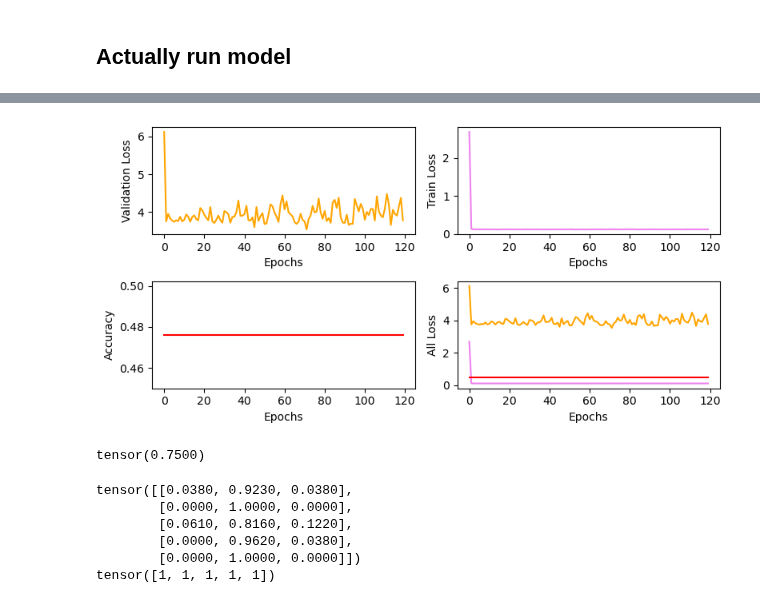
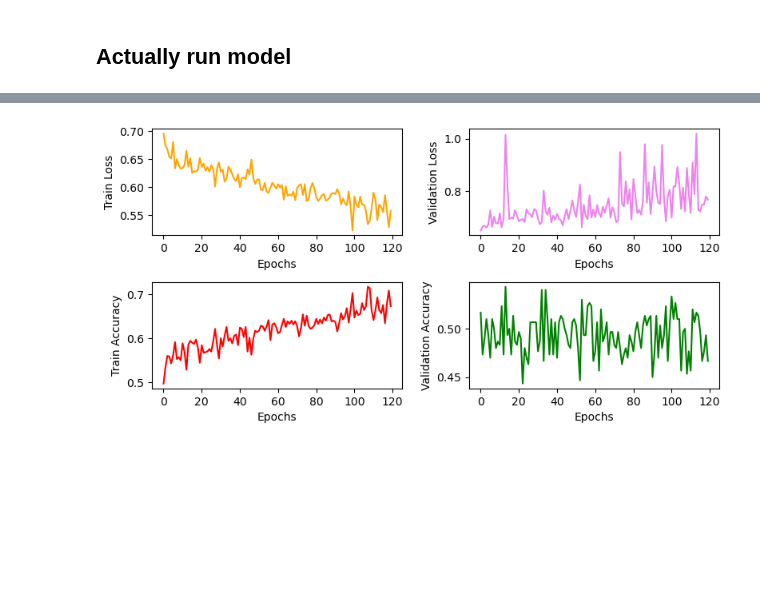
Before and after one commit to neil-power/mphys-galaxy, a Jupyter notebook: Code/default_resnet.ipynb, the cells around one changed output, grey strips where cells are left out. Drawn from its saved outputs; the diff is of its cells as text; code cells hidden in the pictures; blank space fills up the shorter version.

```diff
--- a/Code/default_resnet.ipynb
+++ b/Code/default_resnet.ipynb
@@ -252,14 +279,14 @@ def test(model, testloader,loss_criterion, device):
 
             #Softmax output and labels for passing to cross-entropy function
             p_y = model(data)
-            print(p_y.softmax(dim=1)[0:5])
-            #print(p_y[0:5])
+            #print(p_y.softmax(dim=1)[0:5])
+
             #Calculate test loss
             loss = loss_criterion(p_y, labels)
-            test_loss += loss.item() * data.size(0)
-            test_accuracy += accuracy(p_y.softmax(dim=1),labels).type(torch.float)* data.size(0)
+            test_loss += loss.item()
+            test_accuracy += accuracy(p_y,labels)* data.size(0)
 
-    test_loss /= size
+    test_loss /= num_batches
     test_accuracy /= size
 
     return test_loss, test_accuracy
@@ -294,11 +317,11 @@ def test_train_model(X,Y,model):
     train_loader,test_loader = data_split(0.7,dataset)
 
     #optimizer and learning rate scheduler
-    optimizer = optim.AdamW(model.parameters(), lr=learning_rate, weight_decay = weight_decay)#0.005, #0.01
+    optimizer = optim.AdamW(model.parameters(), lr=learning_rate, weight_decay = weight_decay)
     #scheduler = torch.optim.lr_scheduler.StepLR(optimizer, step_size=5, gamma=0.85)
     loss_criterion = nn.CrossEntropyLoss()
     #array to store metrics
-    result_arr = np.zeros((num_epochs,4))
+    result_arr = np.zeros((num_epochs,5))
 
     _bestloss = 1.
     best_epoch = 0
@@ -306,7 +329,7 @@ def test_train_model(X,Y,model):
     #NN learning
     for epoch in range(num_epochs):
 
-        train_loss = train(model, train_loader, loss_criterion, optimizer, device)
+        train_loss, train_accuracy = train(model, train_loader, loss_criterion, optimizer, device)
         val_loss, test_accuracy = test(model, test_loader,loss_criterion, device)
 
         #scheduler.step()
@@ -317,12 +340,12 @@ def test_train_model(X,Y,model):
             best_epoch = epoch
 
         #set output row
-        results = [epoch, train_loss, val_loss,test_accuracy]
+        results = [epoch, train_loss,train_accuracy, val_loss,test_accuracy]
         result_arr[epoch] = results
 
         #print epoch results
         if not QUIET:
-            print(f"Epoch: {epoch}, Train Loss: {train_loss:4f}, Validation Loss: {val_loss:4f}, Accuracy: {test_accuracy:4f}, Learning Rate: {optimizer.param_groups[0]['lr']:4f}")
+            print(f"Epoch: {epoch}, Train Loss: {train_loss:4f}, Train Accuracy: {train_accuracy:4f}, Validation Loss: {val_loss:4f}, Validation Accuracy: {test_accuracy:4f}, Learning Rate: {optimizer.param_groups[0]['lr']:4f}")
 
     if not early_stopping:
         torch.save(model.state_dict(), modfile)
@@ -662,47 +685,36 @@ tensor([[-1.8346, -1.5948,  2.77
 # %%
 #plot the training cycle
 fig = plt.figure(figsize=(8,4))
 ax1 = fig.add_subplot(221)
 #plt.plot(result_arr1[:,0],result_arr1[:,3],linestyle='-', label='Accuracy')
-ax1.plot(result_arr1[:,0],result_arr1[:,2],linestyle='-', c='orange',label='Validation loss')
+ax1.plot(result_arr1[:,0],result_arr1[:,1],linestyle='-', c='orange')
 ax1.set_xlabel('Epochs')
-ax1.set_ylabel('Validation Loss')
+ax1.set_ylabel('Train Loss')
 
 ax2 = fig.add_subplot(222)
-ax2.plot(result_arr1[:,0],result_arr1[:,1],linestyle='-', c='violet',label='Train loss')
+ax2.plot(result_arr1[:,0],result_arr1[:,3],linestyle='-', c='violet')
 ax2.set_xlabel('Epochs')
-ax2.set_ylabel('Train Loss')
+ax2.set_ylabel('Validation Loss')
 
 ax3 = fig.add_subplot(223)
-ax3.plot(result_arr1[:,0],result_arr1[:,3],linestyle='-', c='red',label='Accuracy')
+ax3.plot(result_arr1[:,0],result_arr1[:,2],linestyle='-', c='red')
 ax3.set_xlabel('Epochs')
-ax3.set_ylabel('Accuracy')
+ax3.set_ylabel('Train Accuracy')
 
 ax4 = fig.add_subplot(224)
-ax4.plot(result_arr1[:,0],result_arr1[:,2],linestyle='-', c='orange',label='Validation loss')
-ax4.plot(result_arr1[:,0],result_arr1[:,1],linestyle='-', c='violet',label='Train loss')
-ax4.plot(result_arr1[:,0],result_arr1[:,3],linestyle='-', c='red',label='Accuracy')
+ax4.plot(result_arr1[:,0],result_arr1[:,4],linestyle='-', c='green')
 ax4.set_xlabel('Epochs')
-ax4.set_ylabel('All Loss')
+ax4.set_ylabel('Validation Accuracy')
+
+# ax4 = fig.add_subplot(224)
+# ax4.plot(result_arr1[:,0],result_arr1[:,3],linestyle='-', c='orange',label='Validation loss')
+# ax4.plot(result_arr1[:,0],result_arr1[:,1],linestyle='-', c='violet',label='Train loss')
+# ax4.plot(result_arr1[:,0],result_arr1[:,4],linestyle='-', c='red',label='Validation Accuracy')
+# ax4.set_xlabel('Epochs')
+# ax4.set_ylabel('All Loss')
 #ax4.legend()
 plt.tight_layout()
 plt.show()
+#[epoch, train_loss,train_accuracy, val_loss,test_accuracy]
 # %% [output]
-[figure, old version]
+[figure, new version]
-# %%
-t1 = torch.from_numpy(np.array([[0.9,0.1],[0.2,0.8],[0.7,0.3],[0.9,0.1]]))
-t2 = torch.from_numpy(np.array([[1,0],[1,0],[1,0],[1,0]]))
-
-accuracy(t1,t2)
-# %% [output]
-tensor(0.7500)
-# %%
-print(Y[500:505])
-print(torch.argmax(Y[500:505], dim=1))
-# %% [output]
-tensor([[0.0380, 0.9230, 0.0380],
-        [0.0000, 1.0000, 0.0000],
-        [0.0610, 0.8160, 0.1220],
-        [0.0000, 0.9620, 0.0380],
-        [0.0000, 1.0000, 0.0000]])
-tensor([1, 1, 1, 1, 1])
```
Also changed, not shown: parts of 11 cells of this notebook.
